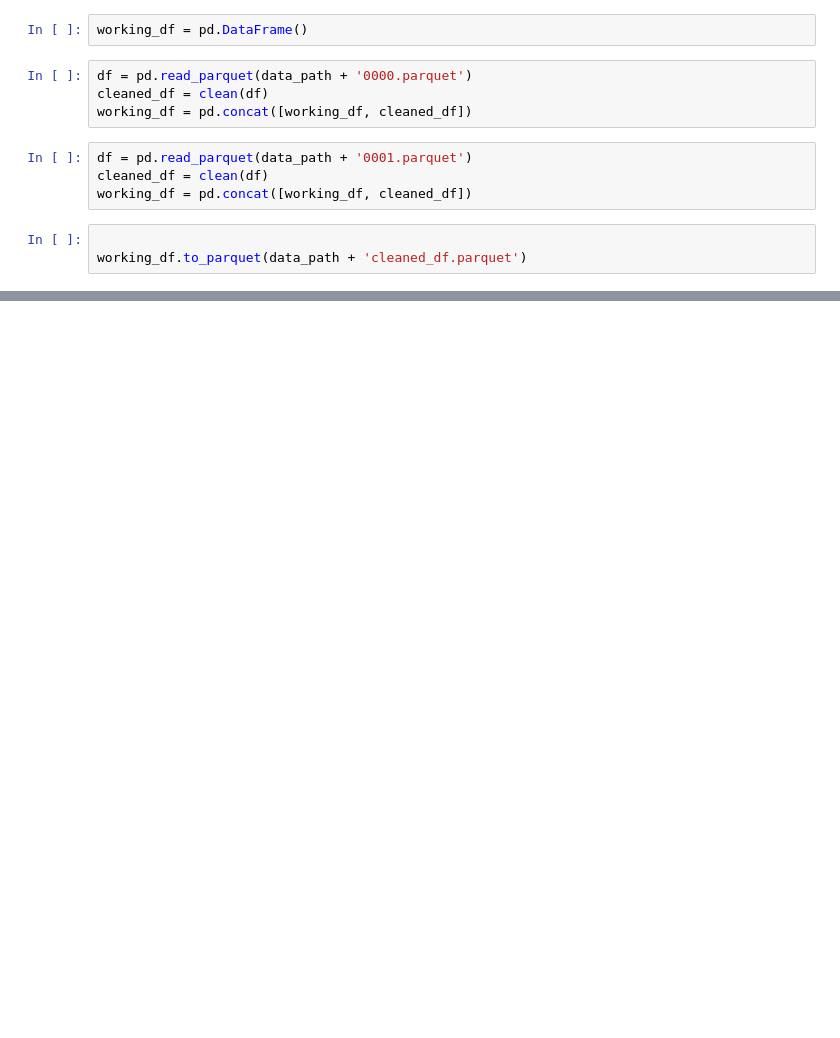
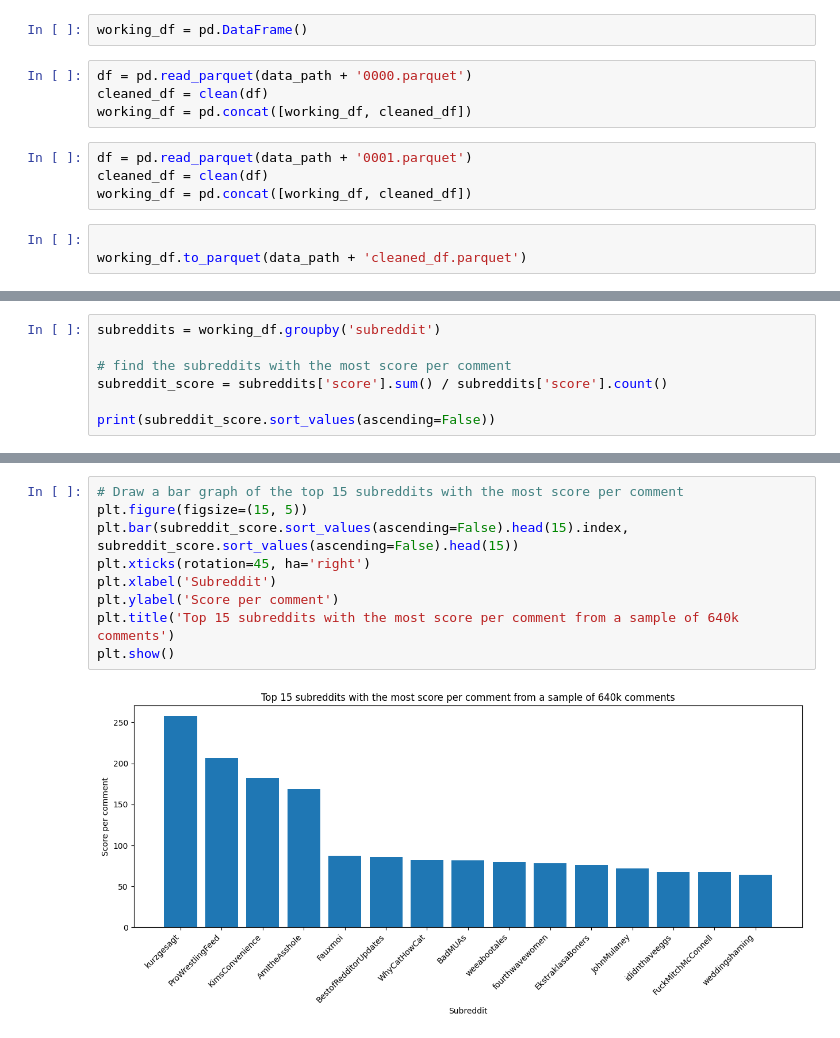
Before and after one commit to NehemiahSkan/CSE_151A_GP, a Jupyter notebook: DataCleaning/LocalPartialExploration.ipynb, the cells around one changed output, grey strips where cells are left out. Cells and saved outputs as stored; diff of their text form; blank space fills up the shorter version.

```diff
--- a/DataCleaning/LocalPartialExploration.ipynb
+++ b/DataCleaning/LocalPartialExploration.ipynb
@@ -127,0 +129,7 @@ plt.show()
+# %%
+subreddits = working_df.groupby('subreddit')
+
+# find the subreddits with the most score per comment
+subreddit_score = subreddits['score'].sum() / subreddits['score'].count()
+
+print(subreddit_score.sort_values(ascending=False))
@@ -127,0 +150,11 @@ plt.show()
+# %%
+# Draw a bar graph of the top 15 subreddits with the most score per comment
+plt.figure(figsize=(15, 5))
+plt.bar(subreddit_score.sort_values(ascending=False).head(15).index, subreddit_score.sort_values(ascending=False).head(15))
+plt.xticks(rotation=45, ha='right')
+plt.xlabel('Subreddit')
+plt.ylabel('Score per comment')
+plt.title('Top 15 subreddits with the most score per comment from a sample of 640k comments')
+plt.show()
+# %% [output]
+[figure, added]
```
Also changed, not shown: parts of 7 cells of this notebook, 1 other file.
